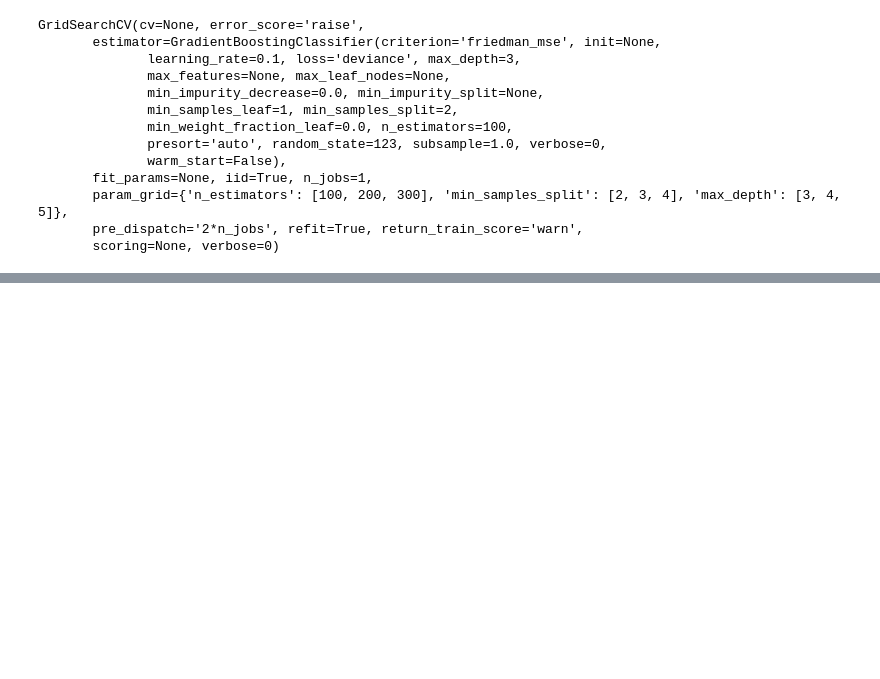
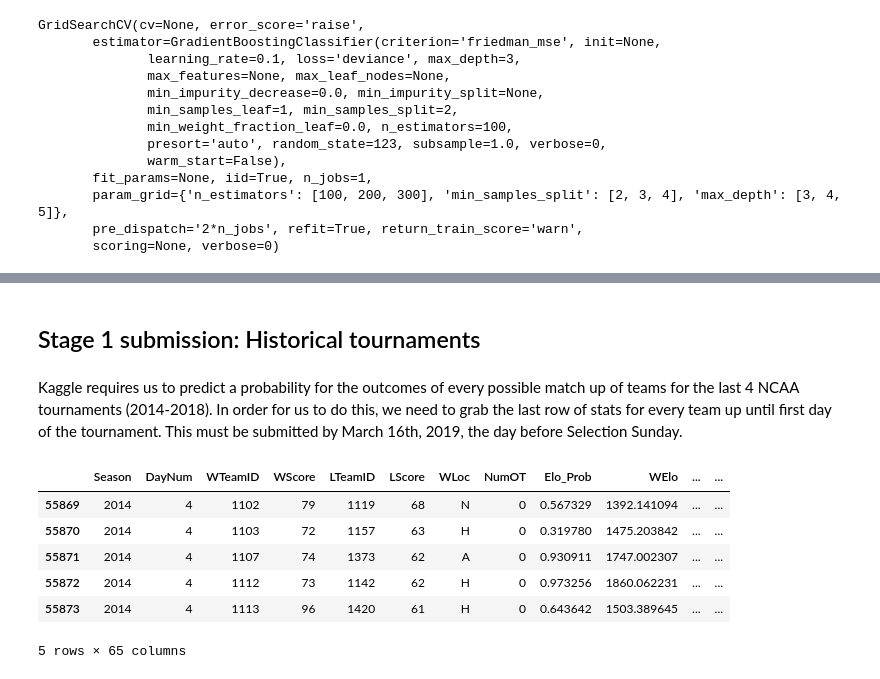
Before and after one commit to tracijo32/march_madness_mens, a Jupyter notebook: NCAA_Tourney_Mens.ipynb, the cells around one changed output, grey strips where cells are left out. Saved outputs shown, nothing was run; the diff lists cells and outputs as text; code cells hidden in the pictures; blank space fills up the shorter version.

Commit message:
started prepping submission

```diff
--- a/NCAA_Tourney_Mens.ipynb
+++ b/NCAA_Tourney_Mens.ipynb
@@ -435,0 +371,15 @@ pd.DataFrame(clf.feature_importances_,index=X.columns).sort_values(by=0).plot(ki
+# %% [markdown]
+## Stage 1 submission: Historical tournaments
+# %% [markdown]
+Kaggle requires us to predict a probability for the outcomes of every possible match up of teams for the last 4 NCAA tournaments (2014-2018). In order for us to do this, we need to grab the last row of stats for every team up until first day of the tournament. This must be submitted by March 16th, 2019, the day before Selection Sunday.
+# %%
+subset = data[(data['Season'] == 2014) & (data['DayNum'] < 133)]
+subset.head()
+# %% [output]
+|  | Season | DayNum | WTeamID | WScore | LTeamID | LScore | WLoc | NumOT | Elo_Prob | WElo | ... | ... |
+| 55869 | 2014 | 4 | 1102 | 79 | 1119 | 68 | N | 0 | 0.567329 | 1392.141094 | ... | ... |
+| 55870 | 2014 | 4 | 1103 | 72 | 1157 | 63 | H | 0 | 0.319780 | 1475.203842 | ... | ... |
+| 55871 | 2014 | 4 | 1107 | 74 | 1373 | 62 | A | 0 | 0.930911 | 1747.002307 | ... | ... |
+| 55872 | 2014 | 4 | 1112 | 73 | 1142 | 62 | H | 0 | 0.973256 | 1860.062231 | ... | ... |
+| 55873 | 2014 | 4 | 1113 | 96 | 1420 | 61 | H | 0 | 0.643642 | 1503.389645 | ... | ... |
+5 rows × 65 columns
```
Also changed, not shown: parts of 32 cells of this notebook.
